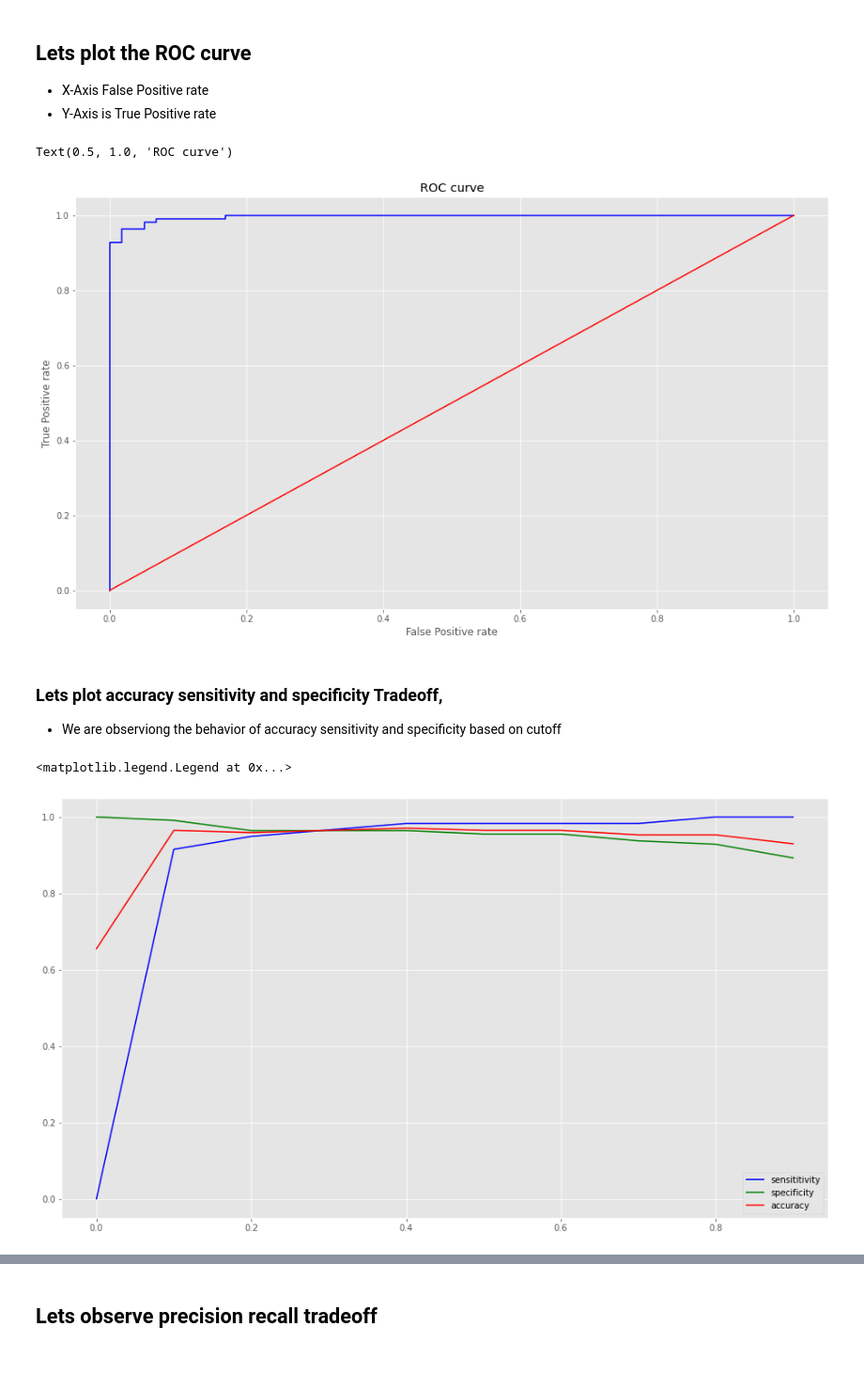
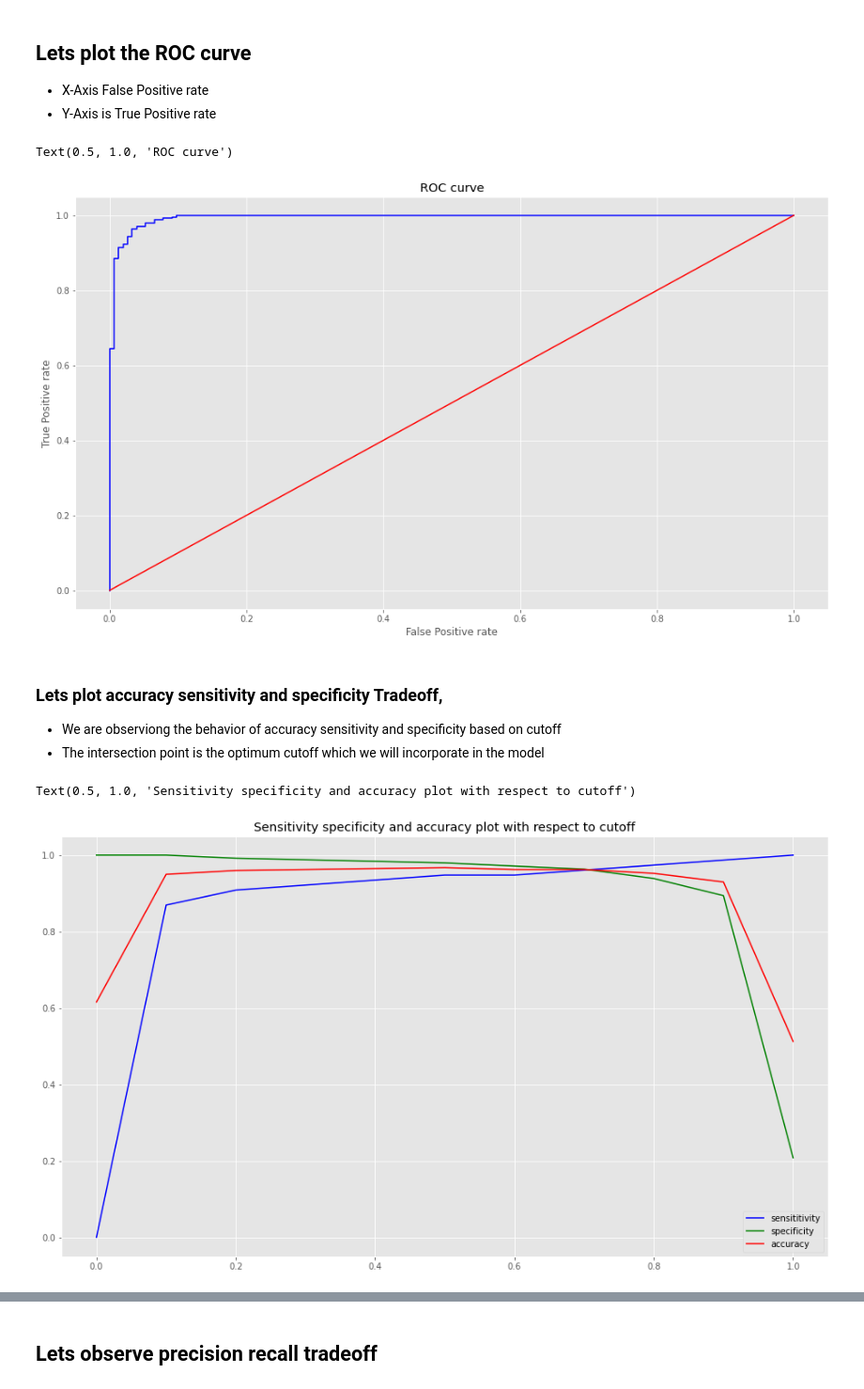
Before and after one commit to pani007/LogisticRegression, a Jupyter notebook: Cancer.ipynb, the cells around one changed output, grey strips where cells are left out. Shown: that part at 94% size. Saved outputs shown, nothing was run; the diff lists cells and outputs as text; code cells hidden in the pictures; blank space fills up the shorter version.

Commit message:
Final model classification
version 2

```diff
--- a/Cancer.ipynb
+++ b/Cancer.ipynb
@@ -592,6 +592,9 @@ X_test_sm = X_test_sm[X_train_sm.columns]
 ## Re runing the final model on train set
 lm = sm.GLM(y_train,X_train_sm, family=sm.families.Binomial()).fit()
 
+## Let us do the prediction on train set
+y_train_pred = lm.predict(X_train_sm)
+
 ## Lets predict on test set
 y_test_pred = lm.predict(X_test_sm)
 # %% [markdown]
@@ -599,21 +603,21 @@ y_test_pred = lm.predict(X_test_sm)
 
 We will make predictions based on different cutoffs and decide which cutoff is the best fit for our model
 # %%
-### generate cutoff probabil
-cutoffs = np.arange(0.0,1.0,0.1)
+### generate cutoff probabilities
+cutoffs = np.arange(0.0,1.1,0.1)
 ## Lets form the data frame of predicted outputs outputs
 
 resultFrame = pd.DataFrame()
 ##Round the predicted outputs to 2 decimals
-y_test_pred = round(y_test_pred,4)
+y_train_pred = round(y_train_pred,4)
 
 for cutoff in cutoffs:
 
     ## Predicting based on cutoff and storing as a column
-    resultFrame[str(round(cutoff,2))] = y_test_pred.apply(lambda x: 1 if x>=round(cutoff,2) else 0)
+    resultFrame[str(round(cutoff,2))] = y_train_pred.apply(lambda x: 1 if x>=round(cutoff,2) else 0)
 
 ## Adding the actual value as the last column of the data frame   which is the y_test series
-resultFrame['TrueValue'] = y_test
+resultFrame['TrueValue'] = y_train
 # %%
 resultFrame.head(10)
 # %% [output]
@@ -675,7 +682,7 @@ From the confusion matrices printed above we can infer that 0.3 , 0.4 , 0.5 can
 plt.style.use('ggplot')
 plt.figure(figsize=(16,9))
 from sklearn.metrics import roc_curve, roc_auc_score
-false_positive_rate1, true_positive_rate1, threshold1 = roc_curve(y_test, y_test_pred)
+false_positive_rate1, true_positive_rate1, threshold1 = roc_curve(y_train, y_train_pred)
 plt.plot(false_positive_rate1,true_positive_rate1,c='b')
 plt.plot([0,1],[0,1],color='red')
 plt.xlabel("False Positive rate")
@@ -683,35 +690,37 @@ plt.ylabel("True Positive rate")
 plt.title("ROC curve")
 # %% [output]
 Text(0.5, 1.0, 'ROC curve')
-[figure, old version]
+[figure, new version]
 # %% [markdown]
 ### Lets plot accuracy sensitivity and specificity Tradeoff,
 - We are observiong the behavior of accuracy sensitivity and specificity based on cutoff
+- The intersection point is the optimum cutoff which we will incorporate in the model
 # %%
 
 accuracy = []
 sensitivity = []
 specificity = []
 for col in resultFrame.columns:
     if(col != 'TrueValue'):
         matrix =  confusion_matrix(resultFrame['TrueValue'],resultFrame[col])
         sens = matrix[0,0]/(matrix[0,0]+matrix[0,1])
         spec = matrix[1,1]/(matrix[1,1]+matrix[1,0])
         acc = (matrix[1,1]+matrix[0,0])/(matrix[1,1]+matrix[1,0]+matrix[0,1]+matrix[0,0])
         accuracy.append(acc)
         sensitivity.append(sens)
         specificity.append(spec)
 
 #### Now plotting the roc curve
 
 plt.figure(figsize=(16,9))
 
 plt.plot(cutoffs,sensitivity ,c='b')
 plt.plot(cutoffs,specificity ,c='g')
 plt.plot(cutoffs,accuracy ,c='r')
 plt.legend(['sensititivity','specificity','accuracy'],loc=0)
+plt.title("Sensitivity specificity and accuracy plot with respect to cutoff")
 # %% [output]
-<matplotlib.legend.Legend at 0x...>
+Text(0.5, 1.0, 'Sensitivity specificity and accuracy plot with respect to cutoff')
-[figure, old version]
+[figure, new version]
 # %% [markdown]
 ## Observation:
```
Also changed, not shown: parts of 29 cells of this notebook.
